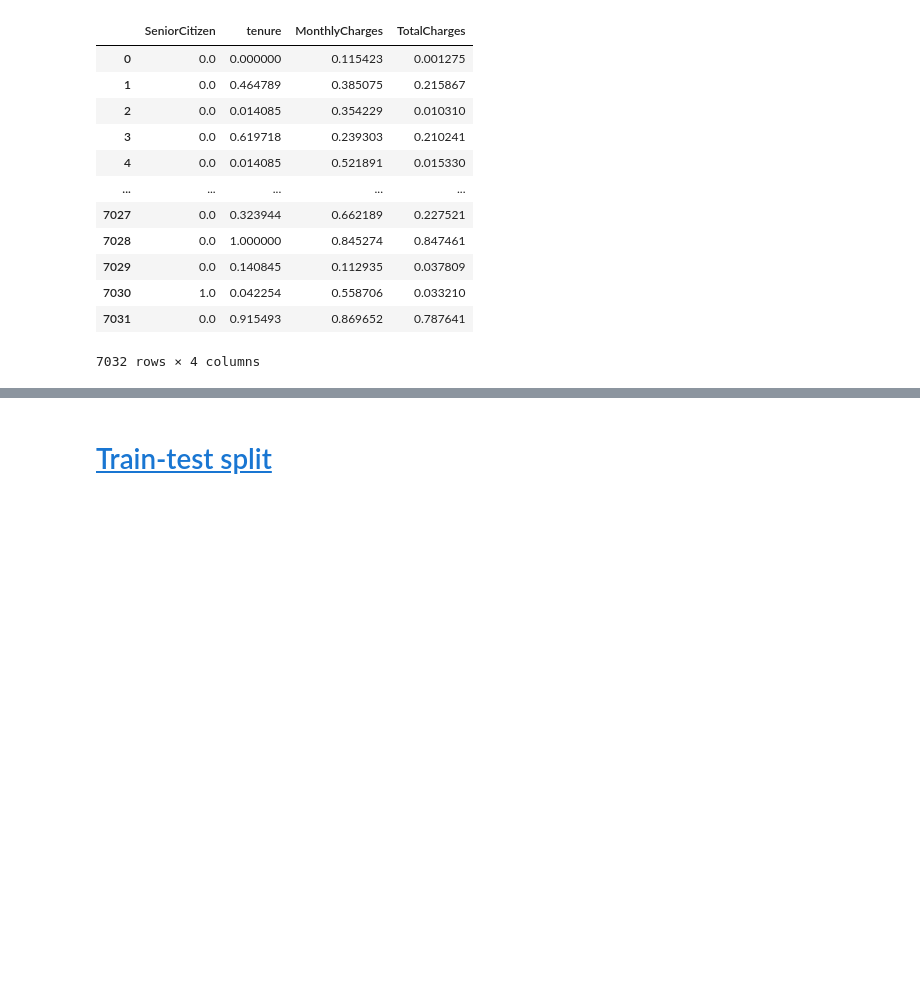
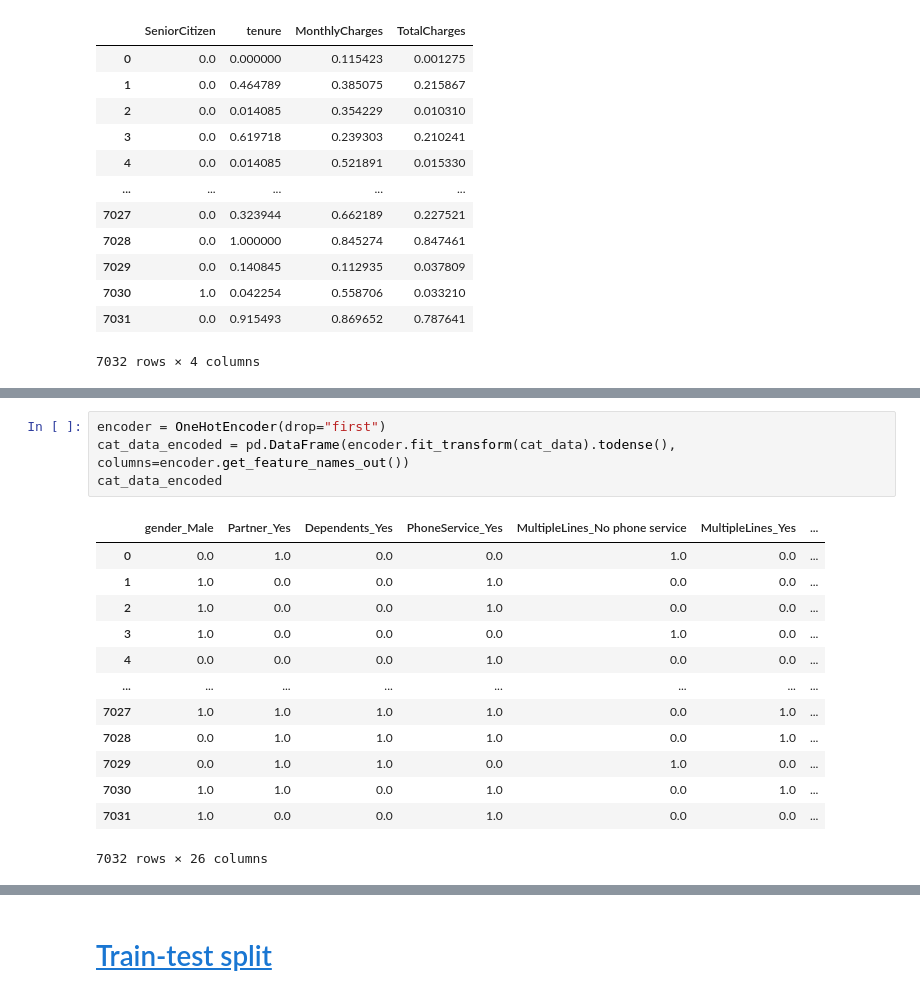
Before and after one commit to TheLazyCactus/ironhack-v4-data-lessons, a Jupyter notebook: cohorts/12_nov_24_sgf/10_extraweek/D3_streamlit/development.ipynb, the cells around one changed output, grey strips where cells are left out. Drawn from its saved outputs; the diff is of its cells as text; blank space fills up the shorter version.

```diff
--- a/cohorts/12_nov_24_sgf/10_extraweek/D3_streamlit/development.ipynb
+++ b/cohorts/12_nov_24_sgf/10_extraweek/D3_streamlit/development.ipynb
@@ -91,3 +84,21 @@ cat_data_encoded
+# %%
+encoder = OneHotEncoder(drop="first")
+cat_data_encoded = pd.DataFrame(encoder.fit_transform(cat_data).todense(), columns=encoder.get_feature_names_out())
+cat_data_encoded
+# %% [output]
+|  | gender_Male | Partner_Yes | Dependents_Yes | PhoneService_Yes | MultipleLines_No phone service | MultipleLines_Yes | ... |
+| 0 | 0.0 | 1.0 | 0.0 | 0.0 | 1.0 | 0.0 | ... |
+| 1 | 1.0 | 0.0 | 0.0 | 1.0 | 0.0 | 0.0 | ... |
+| 2 | 1.0 | 0.0 | 0.0 | 1.0 | 0.0 | 0.0 | ... |
+| 3 | 1.0 | 0.0 | 0.0 | 0.0 | 1.0 | 0.0 | ... |
+| 4 | 0.0 | 0.0 | 0.0 | 1.0 | 0.0 | 0.0 | ... |
+| ... | ... | ... | ... | ... | ... | ... | ... |
+| 7027 | 1.0 | 1.0 | 1.0 | 1.0 | 0.0 | 1.0 | ... |
+| 7028 | 0.0 | 1.0 | 1.0 | 1.0 | 0.0 | 1.0 | ... |
+| 7029 | 0.0 | 1.0 | 1.0 | 0.0 | 1.0 | 0.0 | ... |
+| 7030 | 1.0 | 1.0 | 0.0 | 1.0 | 0.0 | 1.0 | ... |
+| 7031 | 1.0 | 0.0 | 0.0 | 1.0 | 0.0 | 0.0 | ... |
+7032 rows × 26 columns
 # %%
 X_prep = pd.concat([num_data_scaled, cat_data_encoded], axis=1)
 X_prep
```
Also changed, not shown: parts of 7 cells of this notebook, 13 other files.
